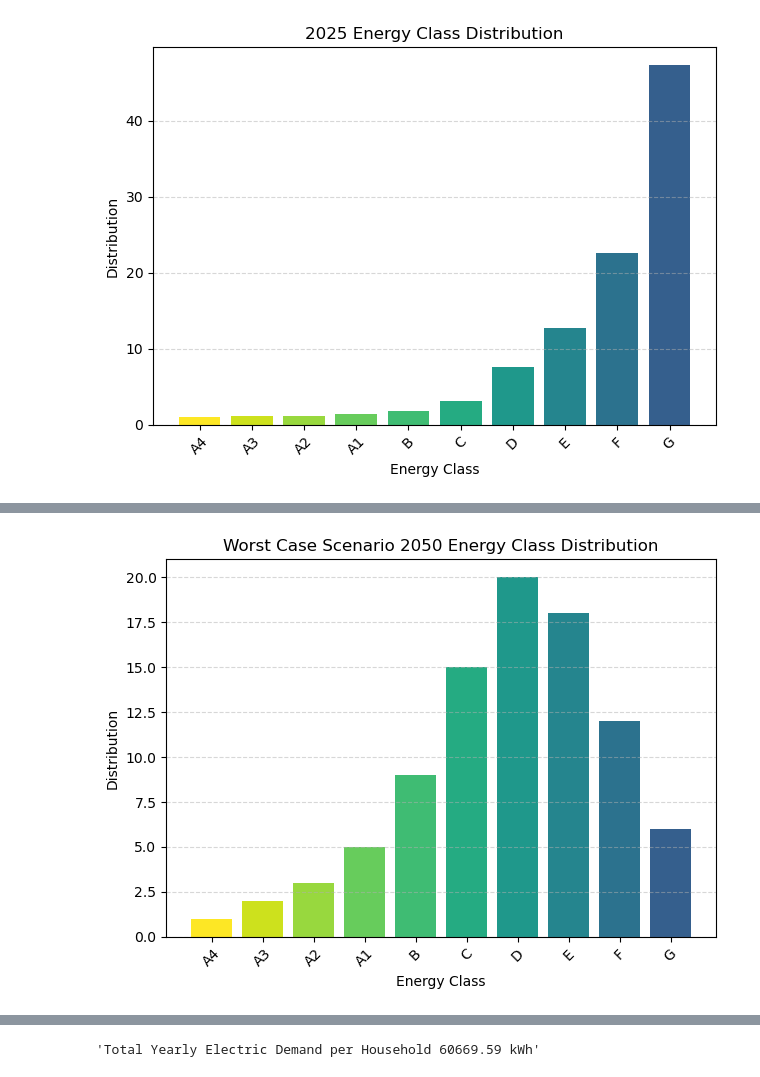
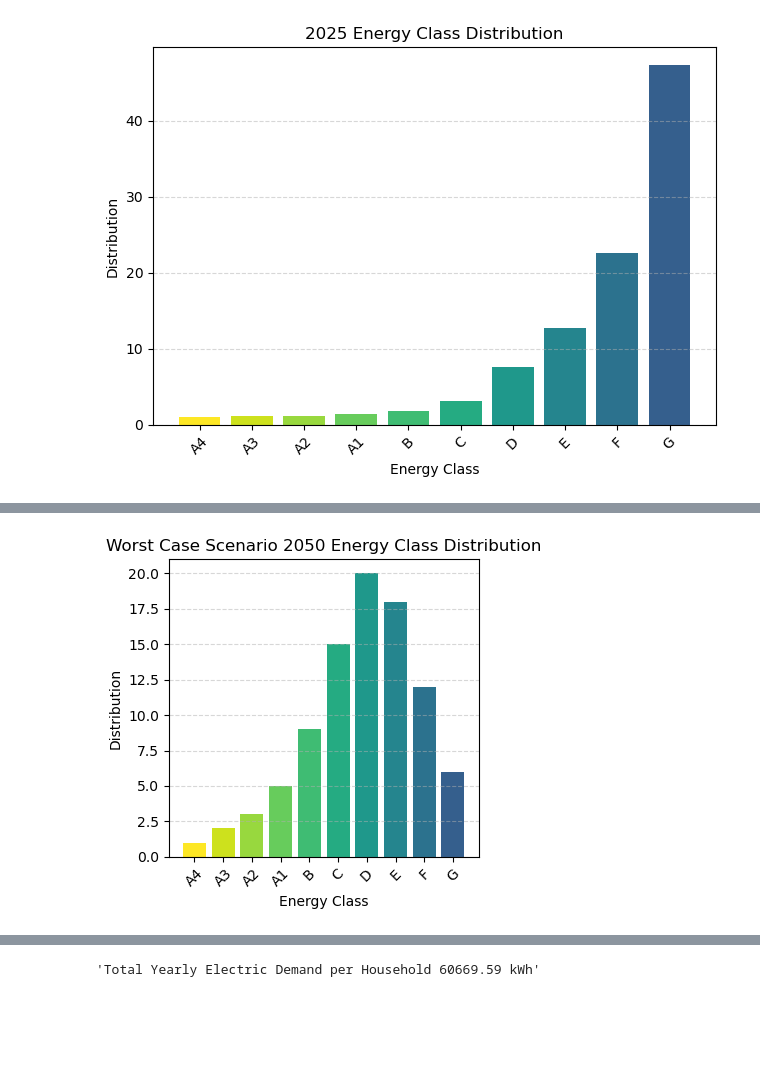
Before and after one commit to simo-pagliu/INRE, a Jupyter notebook: Energy Demand.ipynb, the cells around one changed output, grey strips where cells are left out. Saved outputs shown, nothing was run; the diff lists cells and outputs as text; code cells hidden in the pictures; blank space fills up the shorter version.

```diff
--- a/Energy Demand.ipynb
+++ b/Energy Demand.ipynb
@@ -369,26 +316,26 @@ plt.tight_layout()
 # %%
 energy_class_distribution_worst = {
     "A4": 1.0,
     "A3": 2.0,
     "A2": 3.0,
     "A1": 5.0,
     "B": 9.0,
     "C": 15.0,
     "D": 20.0,
     "E": 18.0,
     "F": 12.0,
     "G": 6.0,
 }
 # Plot the distribution
-# plt.figure(figsize=(12, 6))
+plt.figure(figsize=(4,4))
 plt.bar(energy_class_distribution_worst.keys(), energy_class_distribution_worst.values(), color=colors)
 plt.xlabel("Energy Class")
 plt.ylabel("Distribution")
 plt.title("Worst Case Scenario 2050 Energy Class Distribution")
 plt.xticks(rotation=45)
 plt.grid(axis='y', linestyle='--', alpha=0.5)
 plt.tight_layout()
 # %% [output]
-[figure, old version]
+[figure, new version]
 # %%
 # From this point on we have to choose a distribution to work with, let's say the best one for now
```
Also changed, not shown: parts of 19 cells of this notebook, 4 other files.
